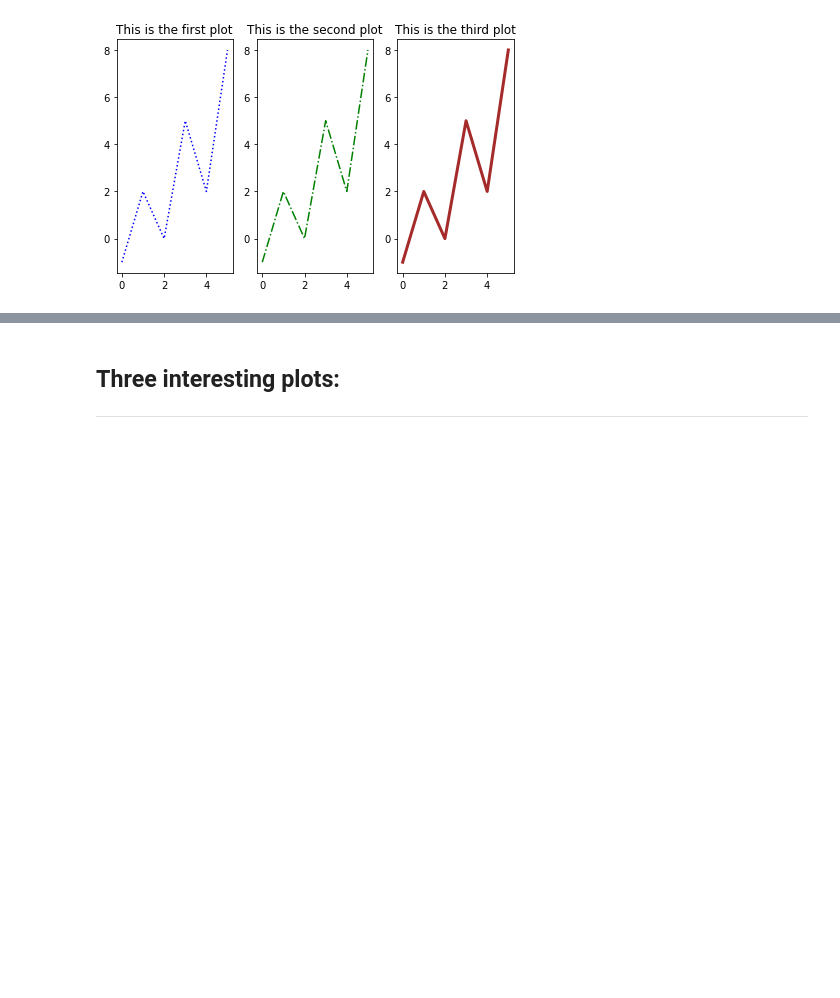
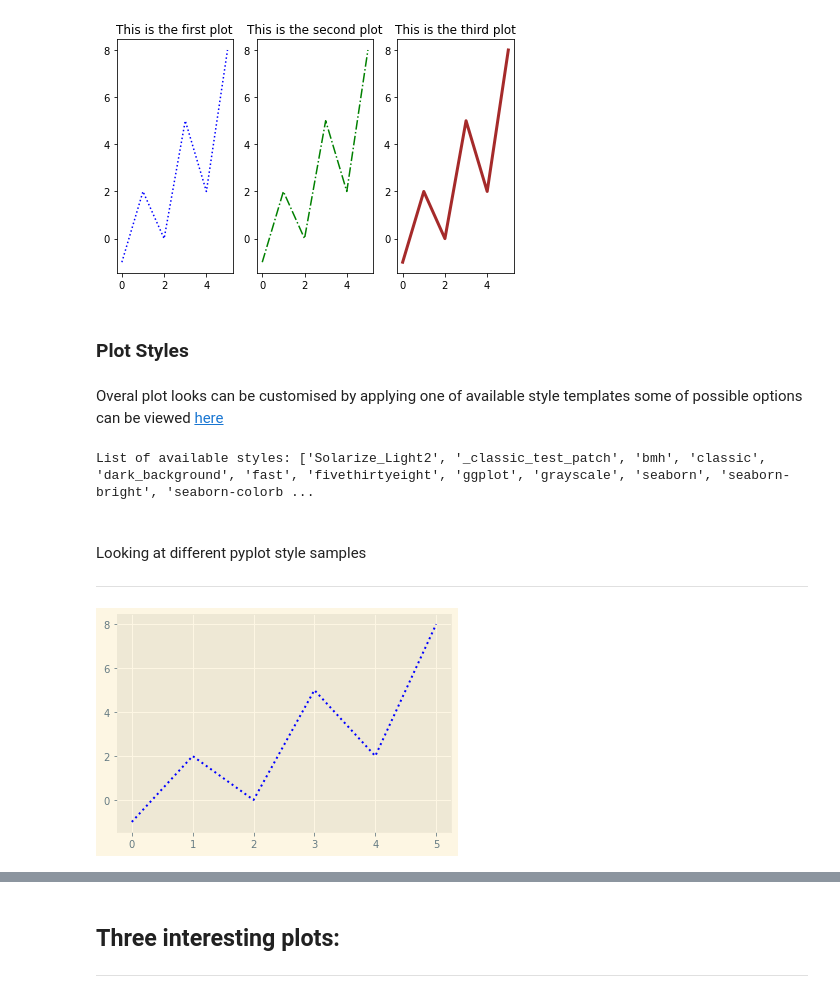
Before and after one commit to Mantvydas-data/FundamentalsofDataAnalysis, a Jupyter notebook: pyplot.ipynb, the cells around one changed output, grey strips where cells are left out. Drawn from its saved outputs; the diff is of its cells as text; code cells hidden in the pictures; blank space fills up the shorter version.

```diff
--- a/pyplot.ipynb
+++ b/pyplot.ipynb
@@ -267,3 +267,29 @@ plt.tight_layout() # Adding tight layout option to plots get mashed up
 plt.show()
 # %% [output]
 [figure]
+# %% [markdown]
+### Plot Styles
+# %% [markdown]
+Overal plot looks can be customised by applying one of available style templates some of possible options can be viewed [here](https://tonysyu.github.io/raw_content/matplotlib-style-gallery/gallery.html)
+# %%
+# Outputting a lst of default pyplot styles
+print("List of available styles: {}" .format(plt.style.available))
+# %% [output]
+List of available styles: ['Solarize_Light2', '_classic_test_patch', 'bmh', 'classic', 'dark_background', 'fast', 'fivethirtyeight', 'ggplot', 'grayscale', 'seaborn', 'seaborn-bright', 'seaborn-colorb ...
+# %% [markdown]
+<br>
+Looking at different pyplot style samples
+
+***
+# %%
+# Specifying y values
+y = np.array([-1,2,0,5,2,8])
+# Setting plot style to Solarize_Light2
+plt.style.use('Solarize_Light2')
+
+# Changing line style using 'linestyle=' or 'ls=' parameter
+# Blue dotted line
+plt.plot(y, color ='b', ls=':')
+plt.show()
+# %% [output]
+[figure, added]
```
Also changed, not shown: parts of 16 cells of this notebook.
